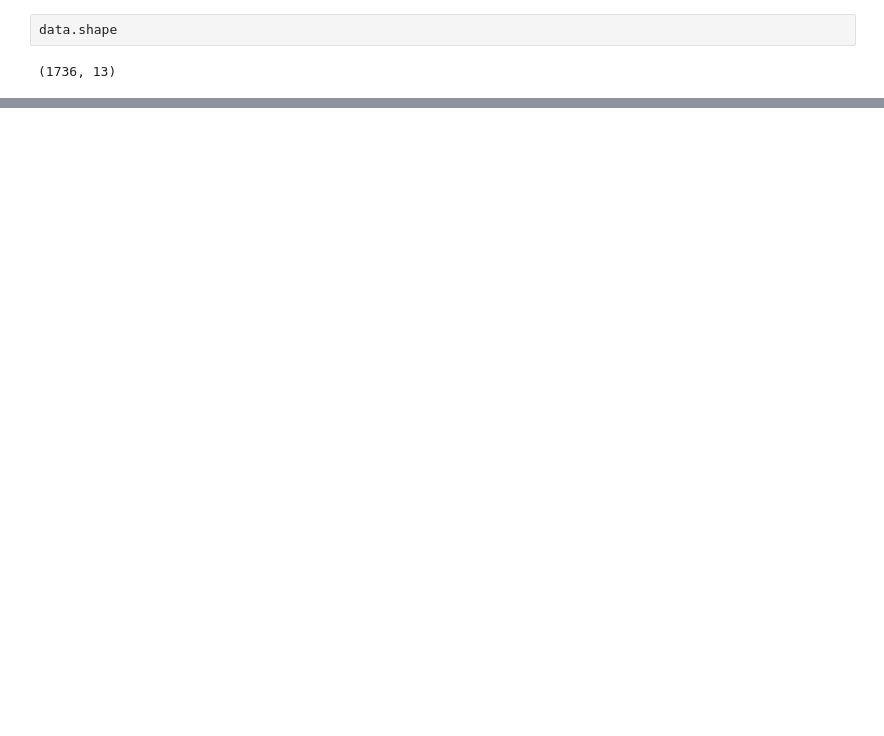
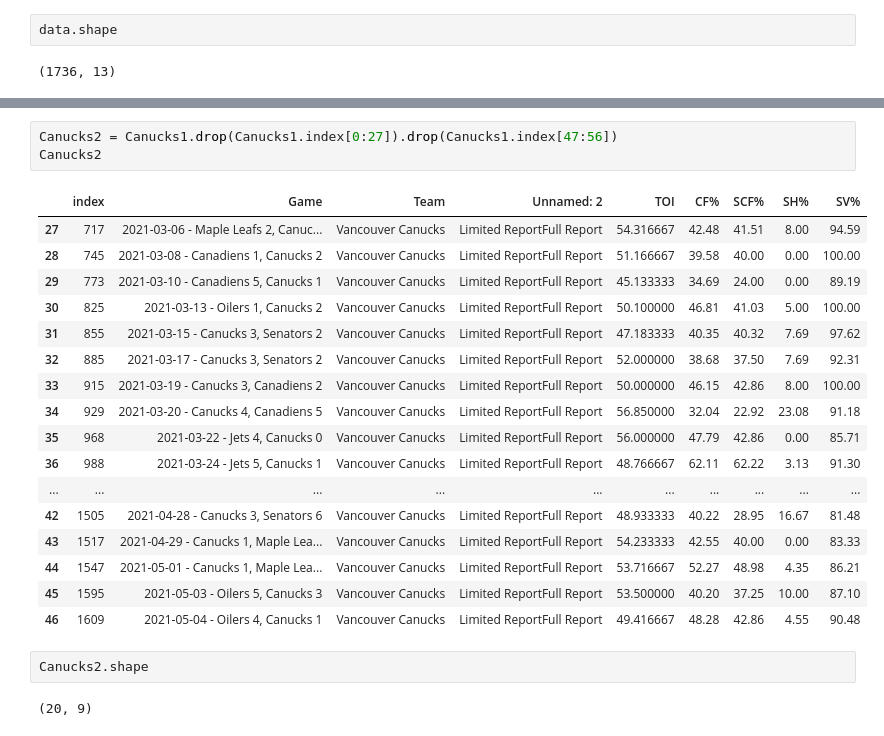
Before and after one commit to data301-2021-winter1/project-group23-project, a Jupyter notebook: notebooks/analysis1.ipynb, the cells around one changed output, grey strips where cells are left out. Cells and saved outputs as stored; diff of their text form; blank space fills up the shorter version.

```diff
--- a/notebooks/analysis1.ipynb
+++ b/notebooks/analysis1.ipynb
@@ -105,0 +118,25 @@ data.shape
+# %%
+Canucks2 = Canucks1.drop(Canucks1.index[0:27]).drop(Canucks1.index[47:56])
+Canucks2
+# %% [output]
+|  | index | Game | Team | Unnamed: 2 | TOI | CF% | SCF% | SH% | SV% |
+| 27 | 717 | 2021-03-06 - Maple Leafs 2, Canuc... | Vancouver Canucks | Limited ReportFull Report | 54.316667 | 42.48 | 41.51 | 8.00 | 94.59 |
+| 28 | 745 | 2021-03-08 - Canadiens 1, Canucks 2 | Vancouver Canucks | Limited ReportFull Report | 51.166667 | 39.58 | 40.00 | 0.00 | 100.00 |
+| 29 | 773 | 2021-03-10 - Canadiens 5, Canucks 1 | Vancouver Canucks | Limited ReportFull Report | 45.133333 | 34.69 | 24.00 | 0.00 | 89.19 |
+| 30 | 825 | 2021-03-13 - Oilers 1, Canucks 2 | Vancouver Canucks | Limited ReportFull Report | 50.100000 | 46.81 | 41.03 | 5.00 | 100.00 |
+| 31 | 855 | 2021-03-15 - Canucks 3, Senators 2 | Vancouver Canucks | Limited ReportFull Report | 47.183333 | 40.35 | 40.32 | 7.69 | 97.62 |
+| 32 | 885 | 2021-03-17 - Canucks 3, Senators 2 | Vancouver Canucks | Limited ReportFull Report | 52.000000 | 38.68 | 37.50 | 7.69 | 92.31 |
+| 33 | 915 | 2021-03-19 - Canucks 3, Canadiens 2 | Vancouver Canucks | Limited ReportFull Report | 50.000000 | 46.15 | 42.86 | 8.00 | 100.00 |
+| 34 | 929 | 2021-03-20 - Canucks 4, Canadiens 5 | Vancouver Canucks | Limited ReportFull Report | 56.850000 | 32.04 | 22.92 | 23.08 | 91.18 |
+| 35 | 968 | 2021-03-22 - Jets 4, Canucks 0 | Vancouver Canucks | Limited ReportFull Report | 56.000000 | 47.79 | 42.86 | 0.00 | 85.71 |
+| 36 | 988 | 2021-03-24 - Jets 5, Canucks 1 | Vancouver Canucks | Limited ReportFull Report | 48.766667 | 62.11 | 62.22 | 3.13 | 91.30 |
+| ... | ... | ... | ... | ... | ... | ... | ... | ... | ... |
+| 42 | 1505 | 2021-04-28 - Canucks 3, Senators 6 | Vancouver Canucks | Limited ReportFull Report | 48.933333 | 40.22 | 28.95 | 16.67 | 81.48 |
+| 43 | 1517 | 2021-04-29 - Canucks 1, Maple Lea... | Vancouver Canucks | Limited ReportFull Report | 54.233333 | 42.55 | 40.00 | 0.00 | 83.33 |
+| 44 | 1547 | 2021-05-01 - Canucks 1, Maple Lea... | Vancouver Canucks | Limited ReportFull Report | 53.716667 | 52.27 | 48.98 | 4.35 | 86.21 |
+| 45 | 1595 | 2021-05-03 - Oilers 5, Canucks 3 | Vancouver Canucks | Limited ReportFull Report | 53.500000 | 40.20 | 37.25 | 10.00 | 87.10 |
+| 46 | 1609 | 2021-05-04 - Oilers 4, Canucks 1 | Vancouver Canucks | Limited ReportFull Report | 49.416667 | 48.28 | 42.86 | 4.55 | 90.48 |
+# %%
+Canucks2.shape
+# %% [output]
+(20, 9)
```
Also changed, not shown: parts of 9 cells of this notebook.
